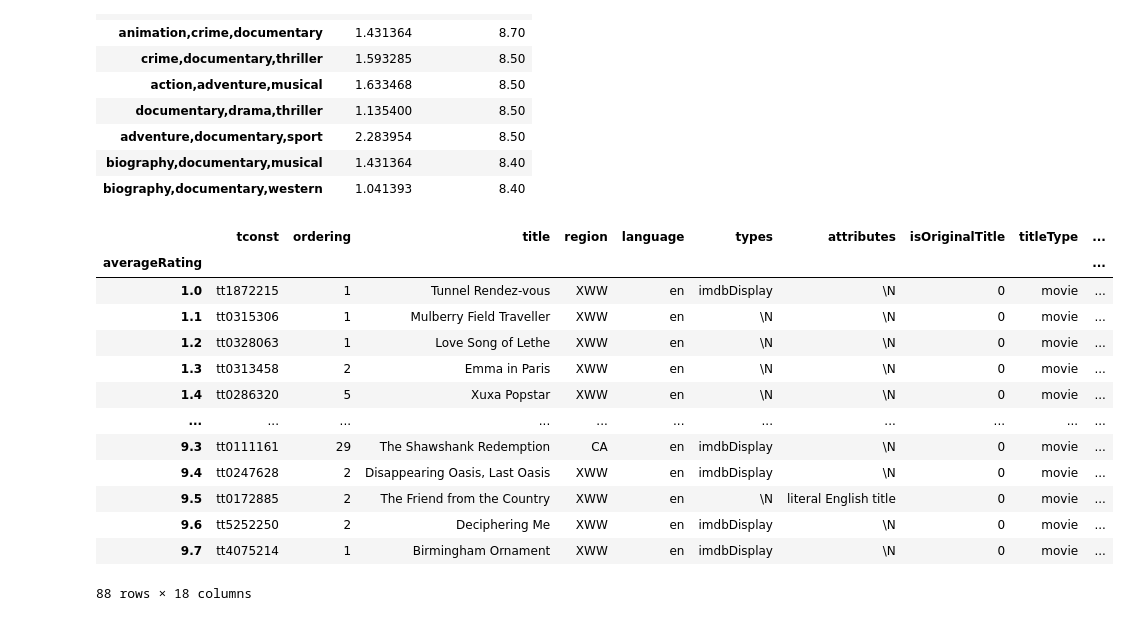
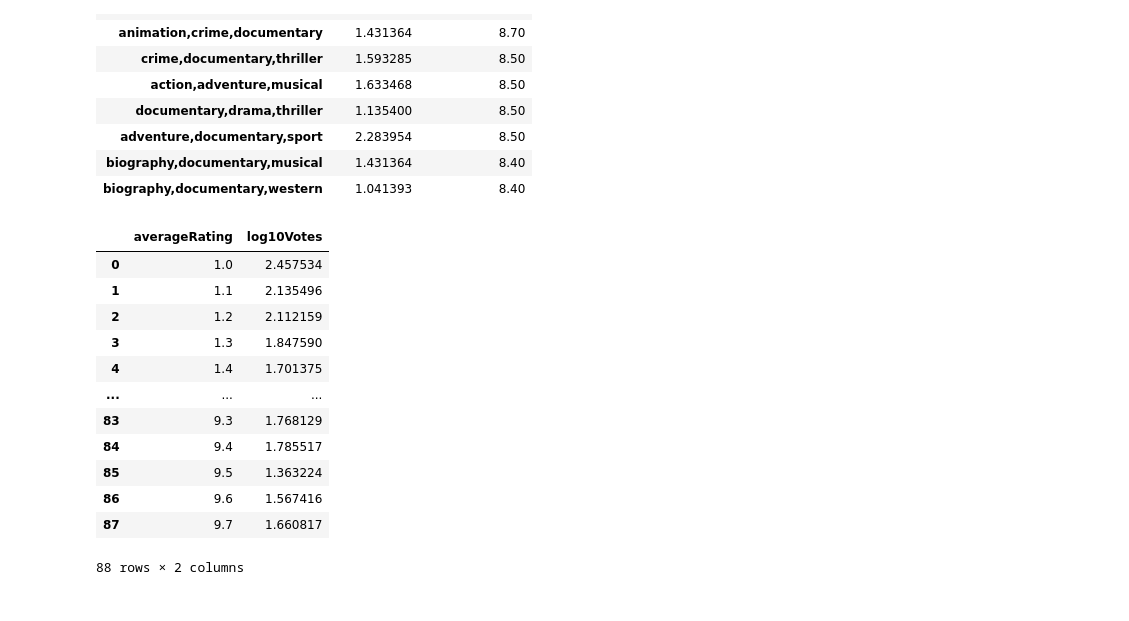
Before and after one commit to obengdouglas/DSI-2022, a Jupyter notebook: DSI_imdb.ipynb, the cells around one changed output. Saved outputs shown, nothing was run; the diff lists cells and outputs as text; code cells hidden in the pictures.

```diff
--- a/DSI_imdb.ipynb
+++ b/DSI_imdb.ipynb
@@ -50,7 +34,11 @@ Drive already mounted at /content/drive; to attempt to forcibly remount, call dr
 # %%
 #1. Read the files 'title.basics.tsv.gz', 'title.akas.tsv.gz' and 'title.ratings.tsv.gz' into three separate dataframes using the read_csv method in Pandas.
 
-akas      = pd.read_csv(gdrive_path + '/title.akas.tsv.gz', compression='gzip', sep='\t', quotechar='"', error_bad_lines=False)
-basics    = pd.read_csv(gdrive_path + '/title.basics.tsv.gz', compression='gzip', sep='\t', quotechar='"', error_bad_lines=False)
-reviews   = pd.read_csv(gdrive_path + '/title.ratings.tsv.gz', compression='gzip', sep='\t', quotechar='"', error_bad_lines=False)
+url_akas='https://raw.githubusercontent.com/obengdouglas/DSI-2022/main/imdb_files/title.akas.tsv.gz'
+url_basics='https://raw.githubusercontent.com/obengdouglas/DSI-2022/main/imdb_files/title.basics.tsv.gz'
+url_ratings='https://raw.githubusercontent.com/obengdouglas/DSI-2022/main/imdb_files/title.ratings.tsv.gz'
+
+df_akas = pd.read_csv(url_akas, compression='gzip', sep='\t', quotechar='"', error_bad_lines=False)
+df_basics = pd.read_csv(url_basics, compression='gzip', sep='\t', quotechar='"', error_bad_lines=False)
+df_ratings = pd.read_csv(url_ratings, compression='gzip', sep='\t', quotechar='"', error_bad_lines=False)
 # %%
@@ -64,8 +52,8 @@ akas.head()
 | 3 | tt0000001 | 4 | Carmencita | \N | \N | original | \N | 1 |
 | 4 | tt0000002 | 1 | Le clown et ses chiens | \N | \N | original | \N | 1 |
 # %%
-akas_2 = akas.rename(columns={'titleId': 'tconst'})
-akas_2.head(10)
+df_akas_2 = df_akas.rename(columns={'titleId': 'tconst'})
+df_akas_2.head(10)
 # %% [output]
 |  | tconst | ordering | title | region | language | types | attributes | isOriginalTitle |
 | 0 | tt0000001 | 1 | Carmencita - spanyol tánc | HU | \N | imdbDisplay | \N | 0 |
@@ -129,7 +121,7 @@ reviews.drop_duplicates()
 # %%
 #3. Using the Pandas 'merge' method, combine all three dataframes using the Title ID (titleID or tconst) to perform the merge and save it into a new dataframe.
 
-imdb_list = [akas_2, basics, reviews]
+imdb_list = [df_akas_2, df_basics, df_ratings]
 imdb_merge = reduce(lambda left,right: pd.merge(left,right,on='tconst'), imdb_list)
 imdb_merge
 # %% [output]
@@ -345,23 +347,28 @@ df_new_genres.agg({'log10Votes' : 'mean', 'averageRating' : 'mean'}).sort_values
 | biography,documentary,musical | 1.431364 | 8.40 |
 | biography,documentary,western | 1.041393 | 8.40 |
 # %%
-#7. Using ‘groupby’ group all data by averageRating and make a scatter plot of averageRating vs log10Votes.
+# 7.1 Using ‘groupby’ group all data by averageRating and
+# 7.2 make a scatter plot of averageRating vs log10Votes.
 
-df_new_averageRating=df_new.groupby('averageRating')
-df_new_averageRating.first()
+df_new_averageRating = pd.DataFrame(df_new.groupby(['averageRating'])['log10Votes'].mean())
+df_new_averageRating = df_new_averageRating.reset_index()
+df_new_averageRating
+
+
+# Ref: df = pd.DataFrame(old_df.groupby(['groupby_attribute'])['mean_attribute'].mean())
+# df = df.reset_index()
 # %% [output]
-|  | tconst | ordering | title | region | language | types | attributes | isOriginalTitle | titleType | ... |
-| averageRating |  |  |  |  |  |  |  |  |  | ... |
-| 1.0 | tt1872215 | 1 | Tunnel Rendez-vous | XWW | en | imdbDisplay | \N | 0 | movie | ... |
-| 1.1 | tt0315306 | 1 | Mulberry Field Traveller | XWW | en | \N | \N | 0 | movie | ... |
-| 1.2 | tt0328063 | 1 | Love Song of Lethe | XWW | en | \N | \N | 0 | movie | ... |
-| 1.3 | tt0313458 | 2 | Emma in Paris | XWW | en | \N | \N | 0 | movie | ... |
-| 1.4 | tt0286320 | 5 | Xuxa Popstar | XWW | en | \N | \N | 0 | movie | ... |
-| ... | ... | ... | ... | ... | ... | ... | ... | ... | ... | ... |
-| 9.3 | tt0111161 | 29 | The Shawshank Redemption | CA | en | imdbDisplay | \N | 0 | movie | ... |
-| 9.4 | tt0247628 | 2 | Disappearing Oasis, Last Oasis | XWW | en | imdbDisplay | \N | 0 | movie | ... |
-| 9.5 | tt0172885 | 2 | The Friend from the Country | XWW | en | \N | literal English title | 0 | movie | ... |
-| 9.6 | tt5252250 | 2 | Deciphering Me | XWW | en | imdbDisplay | \N | 0 | movie | ... |
-| 9.7 | tt4075214 | 1 | Birmingham Ornament | XWW | en | imdbDisplay | \N | 0 | movie | ... |
+|  | averageRating | log10Votes |
+| 0 | 1.0 | 2.457534 |
+| 1 | 1.1 | 2.135496 |
+| 2 | 1.2 | 2.112159 |
+| 3 | 1.3 | 1.847590 |
+| 4 | 1.4 | 1.701375 |
+| ... | ... | ... |
+| 83 | 9.3 | 1.768129 |
+| 84 | 9.4 | 1.785517 |
+| 85 | 9.5 | 1.363224 |
+| 86 | 9.6 | 1.567416 |
+| 87 | 9.7 | 1.660817 |
-88 rows × 18 columns
+88 rows × 2 columns
 # %%
```
Also changed, not shown: parts of 35 cells of this notebook.
